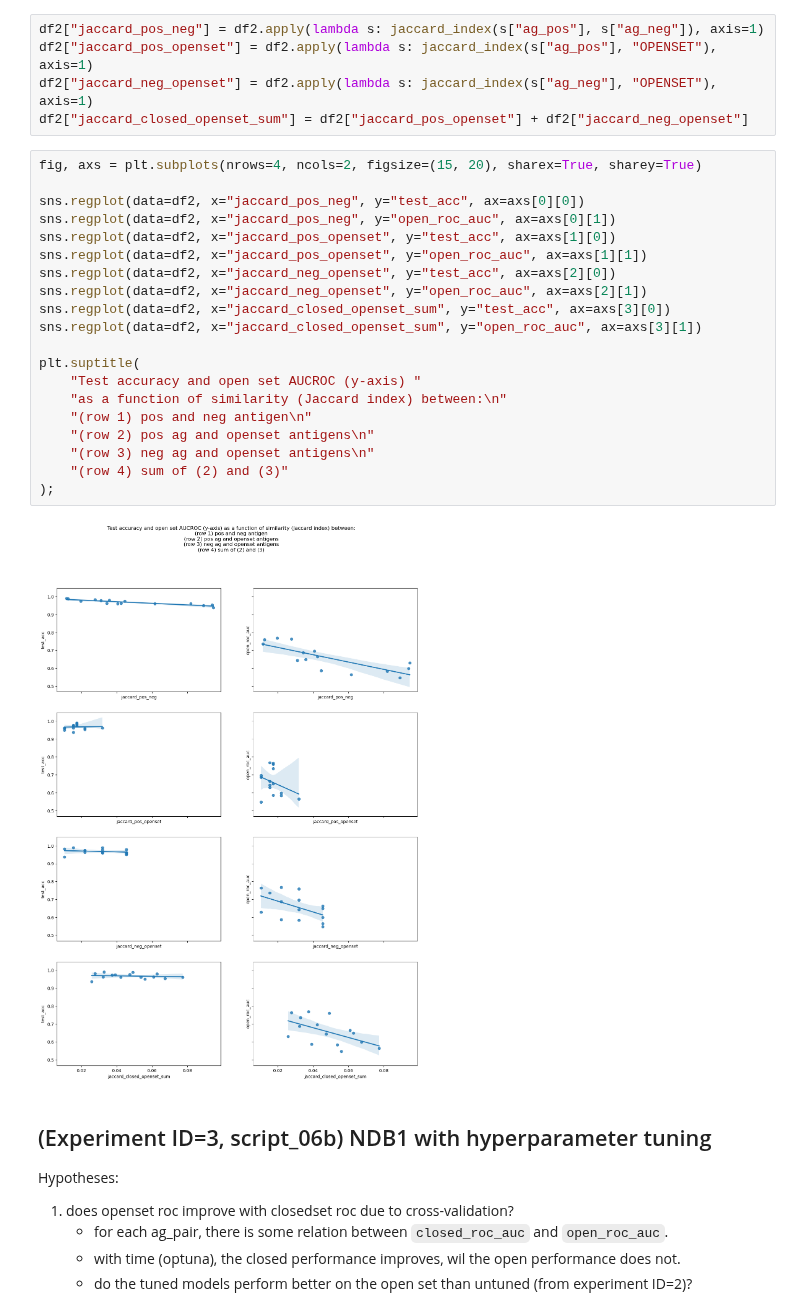
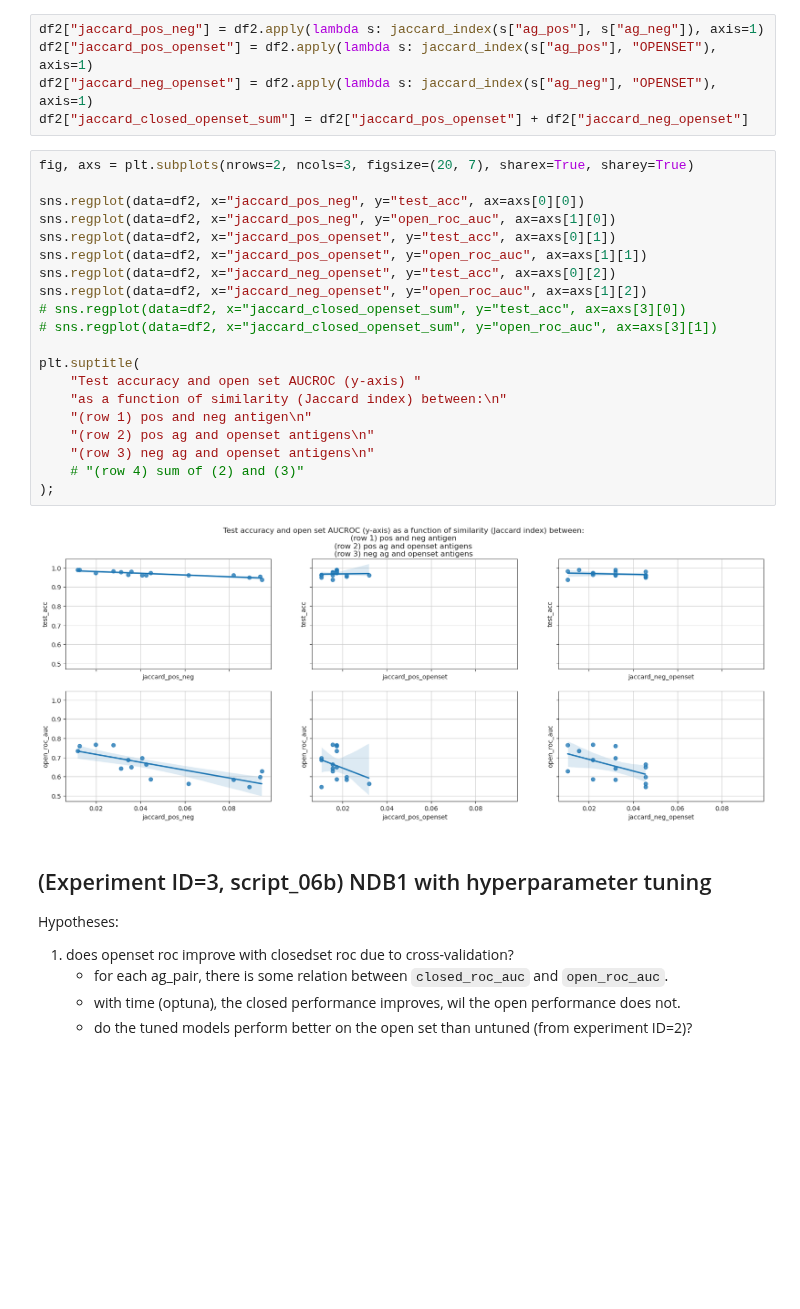
Before and after one commit to csi-greifflab/negative-class-optimization, a Jupyter notebook: notebooks/11_NDB1_Analysis.ipynb, the cells around one changed output. Drawn from its saved outputs; the diff is of its cells as text; blank space fills up the shorter version.

```diff
--- a/notebooks/11_NDB1_Analysis.ipynb
+++ b/notebooks/11_NDB1_Analysis.ipynb
@@ -80,27 +80,27 @@ df2["jaccard_pos_openset"] = df2.apply(lambda s: jaccard_index(s["ag_pos"], "OPE
 df2["jaccard_neg_openset"] = df2.apply(lambda s: jaccard_index(s["ag_neg"], "OPENSET"), axis=1)
 df2["jaccard_closed_openset_sum"] = df2["jaccard_pos_openset"] + df2["jaccard_neg_openset"]
 # %%
-fig, axs = plt.subplots(nrows=4, ncols=2, figsize=(15, 20), sharex=True, sharey=True)
+fig, axs = plt.subplots(nrows=2, ncols=3, figsize=(20, 7), sharex=True, sharey=True)
 
 sns.regplot(data=df2, x="jaccard_pos_neg", y="test_acc", ax=axs[0][0])
-sns.regplot(data=df2, x="jaccard_pos_neg", y="open_roc_auc", ax=axs[0][1])
-sns.regplot(data=df2, x="jaccard_pos_openset", y="test_acc", ax=axs[1][0])
+sns.regplot(data=df2, x="jaccard_pos_neg", y="open_roc_auc", ax=axs[1][0])
+sns.regplot(data=df2, x="jaccard_pos_openset", y="test_acc", ax=axs[0][1])
 sns.regplot(data=df2, x="jaccard_pos_openset", y="open_roc_auc", ax=axs[1][1])
-sns.regplot(data=df2, x="jaccard_neg_openset", y="test_acc", ax=axs[2][0])
-sns.regplot(data=df2, x="jaccard_neg_openset", y="open_roc_auc", ax=axs[2][1])
-sns.regplot(data=df2, x="jaccard_closed_openset_sum", y="test_acc", ax=axs[3][0])
-sns.regplot(data=df2, x="jaccard_closed_openset_sum", y="open_roc_auc", ax=axs[3][1])
+sns.regplot(data=df2, x="jaccard_neg_openset", y="test_acc", ax=axs[0][2])
+sns.regplot(data=df2, x="jaccard_neg_openset", y="open_roc_auc", ax=axs[1][2])
+# sns.regplot(data=df2, x="jaccard_closed_openset_sum", y="test_acc", ax=axs[3][0])
+# sns.regplot(data=df2, x="jaccard_closed_openset_sum", y="open_roc_auc", ax=axs[3][1])
 
 plt.suptitle(
     "Test accuracy and open set AUCROC (y-axis) "
     "as a function of similarity (Jaccard index) between:\n"
     "(row 1) pos and neg antigen\n"
     "(row 2) pos ag and openset antigens\n"
     "(row 3) neg ag and openset antigens\n"
-    "(row 4) sum of (2) and (3)"
+    # "(row 4) sum of (2) and (3)"
 );
 # %% [output]
-[figure, old version]
+[figure, new version]
 # %% [markdown]
 ## (Experiment ID=3, script_06b) NDB1 with hyperparameter tuning
 
```
Also changed, not shown: parts of 7 cells of this notebook, 9 other files.
